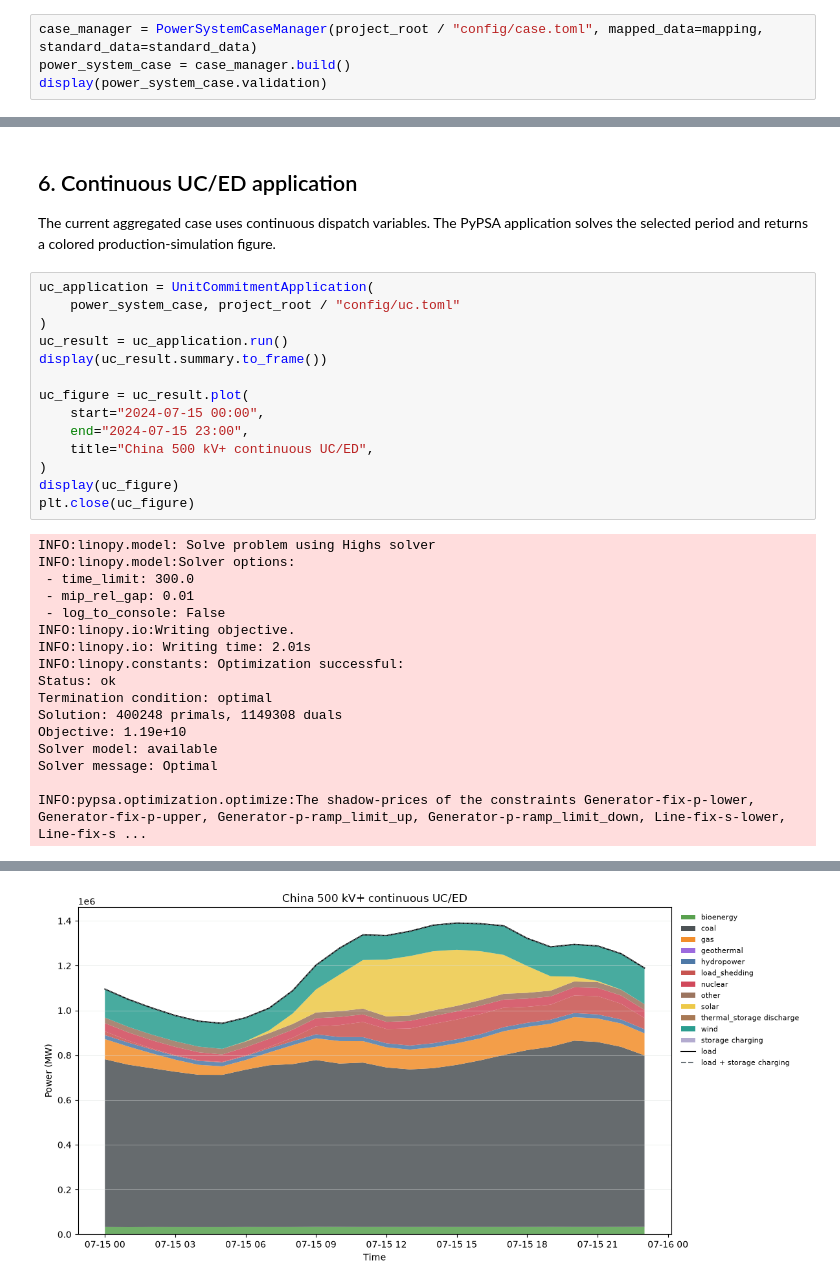
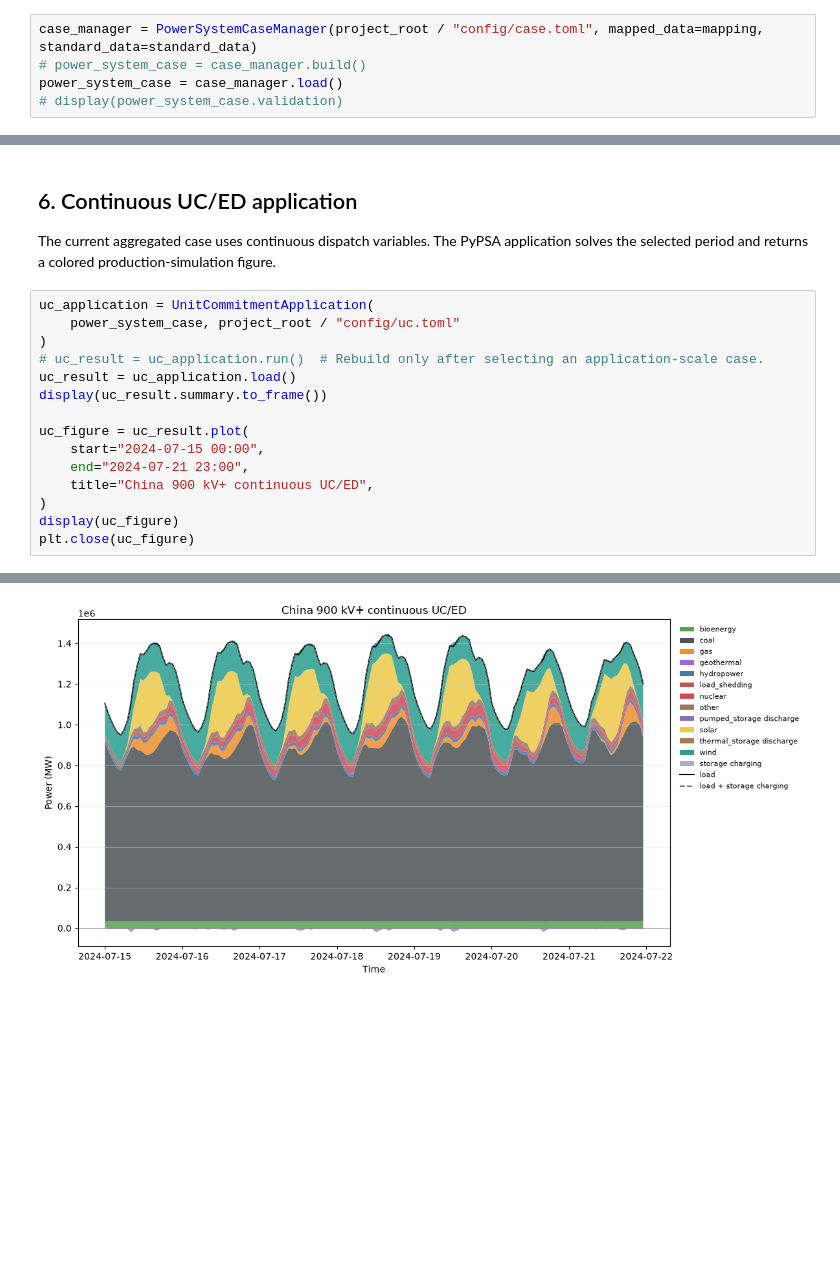
Before and after one commit to yibaoj/GridX, a Jupyter notebook: test_layers.ipynb, the cells around one changed output, grey strips where cells are left out. Saved outputs shown, nothing was run; the diff lists cells and outputs as text; blank space fills up the shorter version.

```diff
--- a/test_layers.ipynb
+++ b/test_layers.ipynb
@@ -104,5 +78,6 @@ gc.collect()
 `PowerSystemCaseManager` filters and reconnects mapped data, resolves parameters, aggregates assets, aligns time series, and returns one backend-neutral `PowerSystemCase`. PyPSA conversion is an optional final adapter.
 # %%
 case_manager = PowerSystemCaseManager(project_root / "config/case.toml", mapped_data=mapping, standard_data=standard_data)
-power_system_case = case_manager.build()
-display(power_system_case.validation)
+# power_system_case = case_manager.build()
+power_system_case = case_manager.load()
+# display(power_system_case.validation)
@@ -186,33 +155,18 @@ The current aggregated case uses continuous dispatch variables. The PyPSA applic
 uc_application = UnitCommitmentApplication(
     power_system_case, project_root / "config/uc.toml"
 )
-uc_result = uc_application.run()
+# uc_result = uc_application.run()  # Rebuild only after selecting an application-scale case.
+uc_result = uc_application.load()
 display(uc_result.summary.to_frame())
 
 uc_figure = uc_result.plot(
     start="2024-07-15 00:00",
-    end="2024-07-15 23:00",
-    title="China 500 kV+ continuous UC/ED",
+    end="2024-07-21 23:00",
+    title="China 900 kV+ continuous UC/ED",
 )
 display(uc_figure)
 plt.close(uc_figure)
 # %% [output]
-INFO:linopy.model: Solve problem using Highs solver
-INFO:linopy.model:Solver options:
- - time_limit: 300.0
- - mip_rel_gap: 0.01
- - log_to_console: False
-INFO:linopy.io:Writing objective.
-INFO:linopy.io: Writing time: 2.01s
-INFO:linopy.constants: Optimization successful:
-Status: ok
-Termination condition: optimal
-Solution: 400248 primals, 1149308 duals
-Objective: 1.19e+10
-Solver model: available
-Solver message: Optimal
-
-INFO:pypsa.optimization.optimize:The shadow-prices of the constraints Generator-fix-p-lower, Generator-fix-p-upper, Generator-p-ramp_limit_up, Generator-p-ramp_limit_down, Line-fix-s-lower, Line-fix-s ...
 |  | value |
 | solver_status | ok |
 | termination_condition | optimal |
@@ -227 +187 @@ INFO:pypsa.optimization.optimize:The shadow-prices of the constraints Generator-
-[figure, old version]
+[figure, new version]
```
Also changed, not shown: parts of 7 cells of this notebook, 27 other files.
